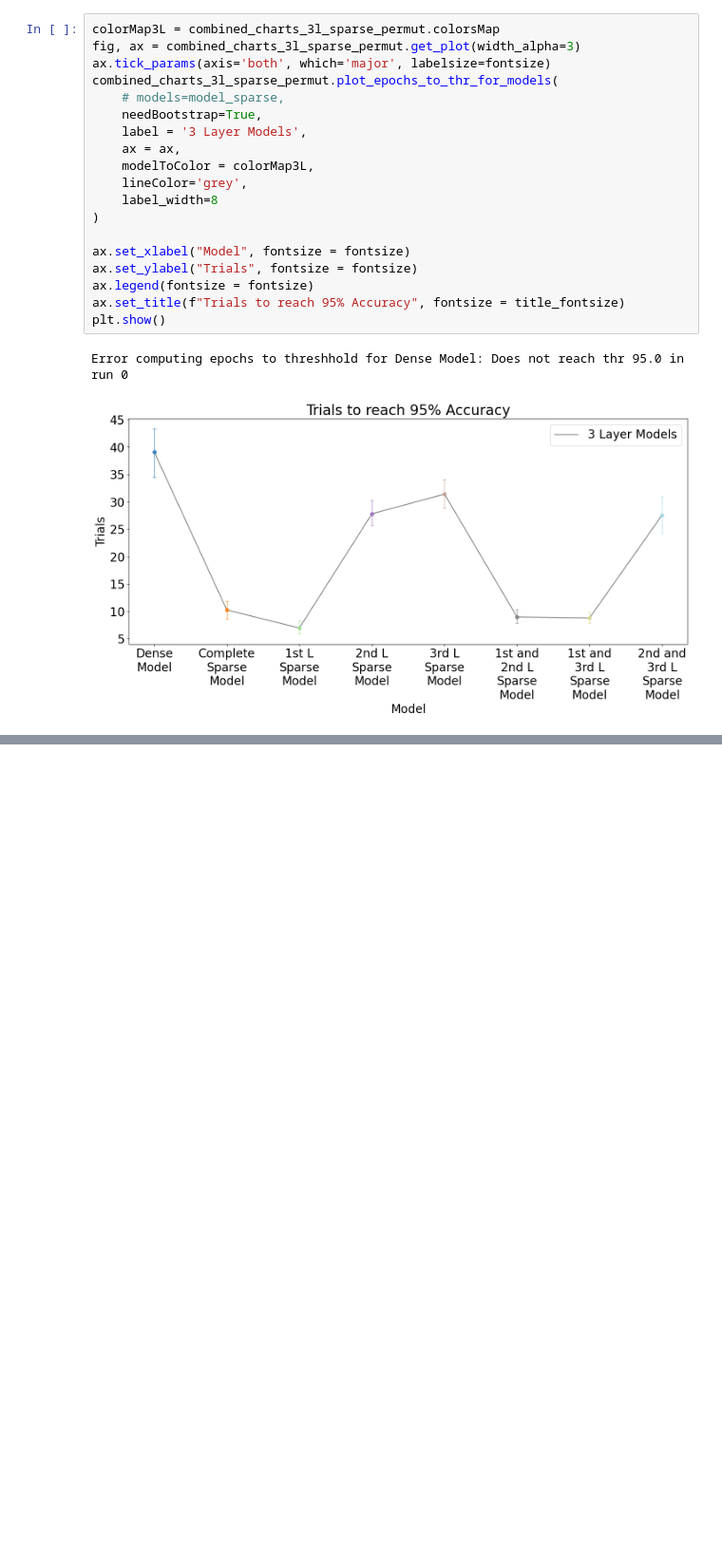
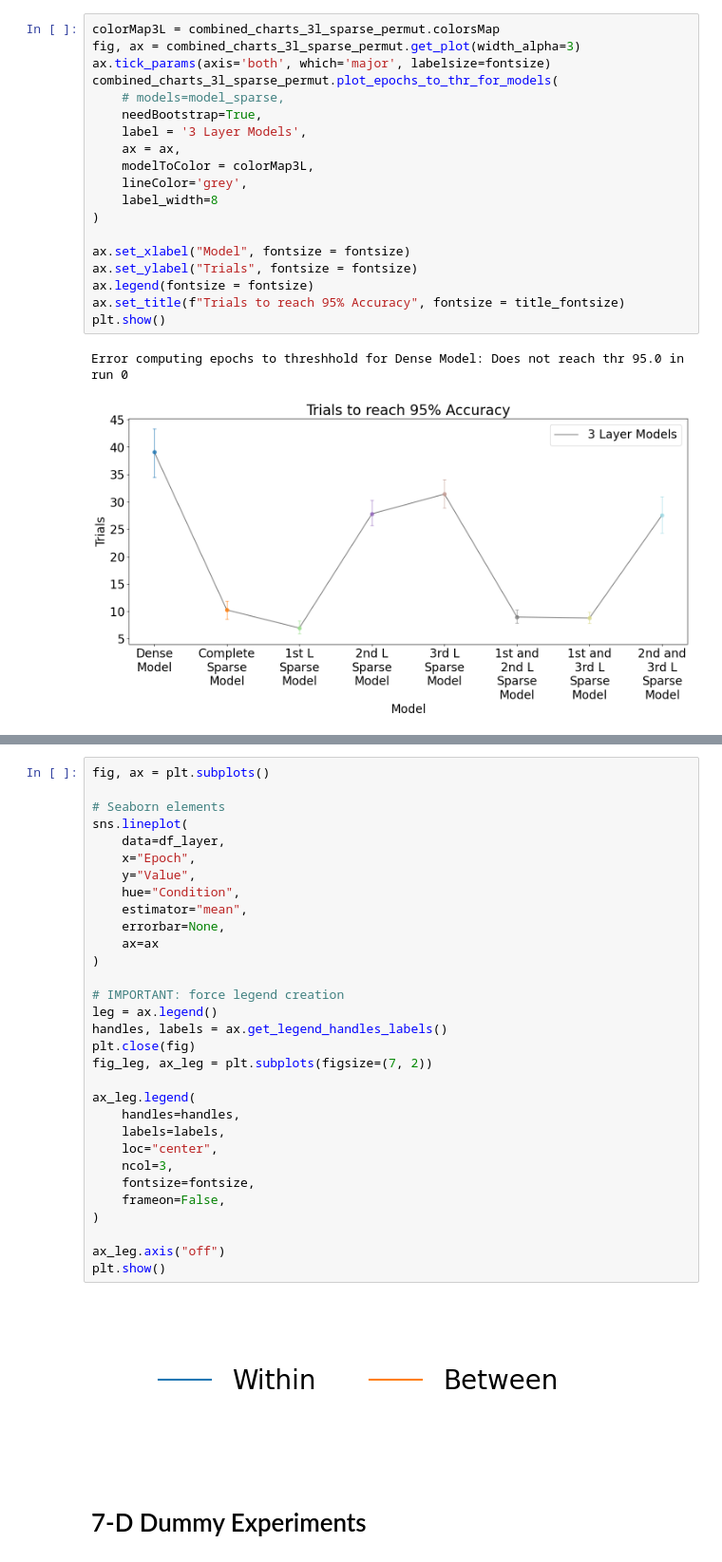
Before and after one commit to animeshsasan/hippocampal-cortex-learning, a Jupyter notebook: .ipynbs/test-results.ipynb, the cells around one changed output, grey strips where cells are left out. Shown at 95% size. Saved outputs shown, nothing was run; the diff lists cells and outputs as text; blank space fills up the shorter version.

```diff
--- a/.ipynbs/test-results.ipynb
+++ b/.ipynbs/test-results.ipynb
@@ -976,0 +1077,35 @@ Error computing epochs to threshhold for Dense Model: Does not reach thr 95.0 in
+# %%
+fig, ax = plt.subplots()
+
+# Seaborn elements
+sns.lineplot(
+    data=df_layer,
+    x="Epoch",
+    y="Value",
+    hue="Condition",
+    estimator="mean",
+    errorbar=None,
+    ax=ax
+)
+
+# IMPORTANT: force legend creation
+leg = ax.legend()
+handles, labels = ax.get_legend_handles_labels()
+plt.close(fig)
+fig_leg, ax_leg = plt.subplots(figsize=(7, 2))
+
+ax_leg.legend(
+    handles=handles,
+    labels=labels,
+    loc="center",
+    ncol=3,
+    fontsize=fontsize,
+    frameon=False,
+)
+
+ax_leg.axis("off")
+plt.show()
+# %% [output]
+[figure, added]
+# %% [markdown]
+# 7-D Dummy Experiments
```
Also changed, not shown: parts of 35 cells of this notebook, 5 other files.
